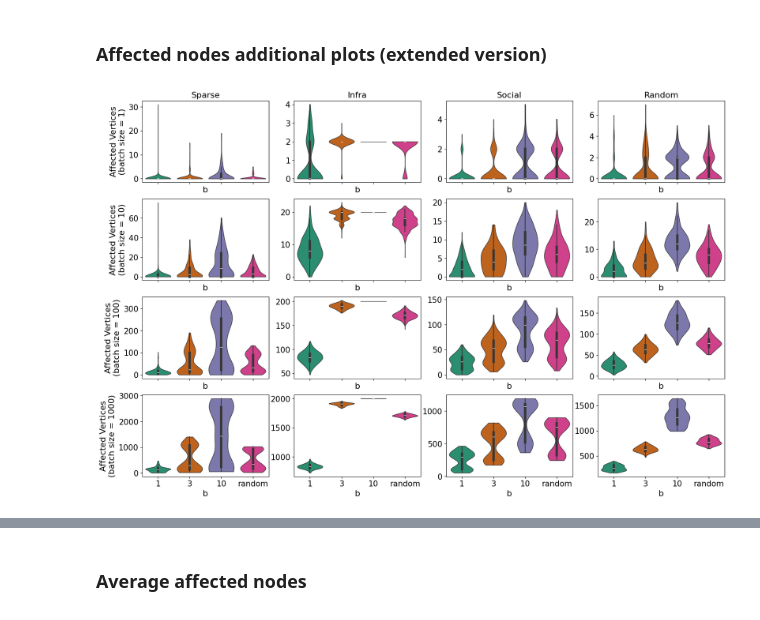
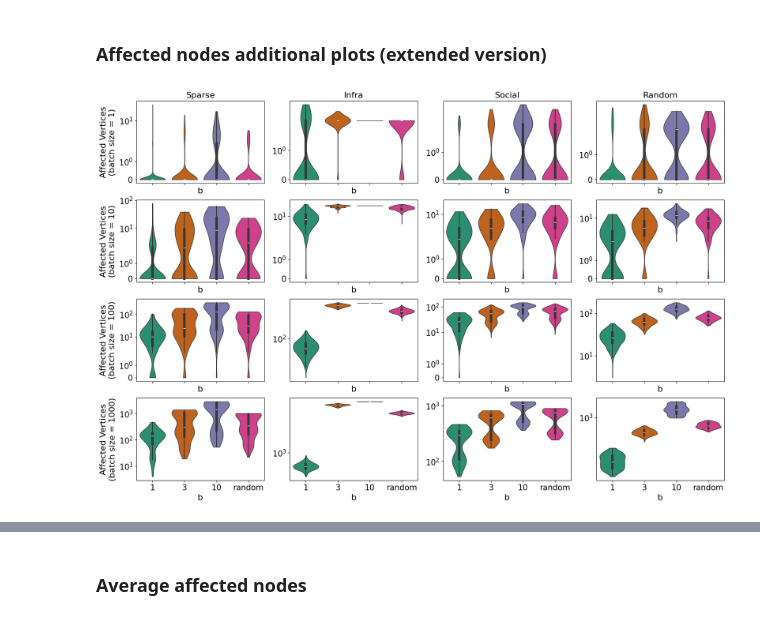
Before and after one commit to hu-macsy/cn-2024-dynamic-b-suitor-experiments, a Jupyter notebook: Evaluation.ipynb, the cells around one changed output, grey strips where cells are left out. Cells and saved outputs as stored; diff of their text form; code cells hidden in the pictures.

```diff
--- a/Evaluation.ipynb
+++ b/Evaluation.ipynb
@@ -159,30 +163,31 @@ plt.savefig('./plots/speedup_paper.pdf', format="pdf", bbox_inches='tight')
 [figure]
 # %% [markdown]
 ### Affected nodes additional plots (extended version)
-# %%
-fig, axs = plt.subplots(4, 4, figsize=(20, 13), sharex='all')
-
-cols = ['{}'.format(col) for col in ['Sparse', 'Infra', 'Social', 'Random']]
-rows = ['{}'.format(col) for col in ['Affected Vertices\n(batch size = 1)', 'Affected Vertices\n(batch size = 10)', 'Affected Vertices\n(batch size = 100)', 'Affected Vertices\n(batch size = 1000)']]
-
-for ax, col in zip(axs[0], cols):
-    ax.set_title(col, fontsize=TITLE_SIZE)
-
-axs[0,0].set_ylabel(rows[0], rotation=90, fontsize=LABEL_SIZE, labelpad=5)
-axs[1,0].set_ylabel(rows[1], rotation=90, fontsize=LABEL_SIZE, labelpad=5)
-axs[2,0].set_ylabel(rows[2], rotation=90, fontsize=LABEL_SIZE, labelpad=5)
-axs[3,0].set_ylabel(rows[3], rotation=90, fontsize=LABEL_SIZE, labelpad=5)
-
-for i in range(4):
-    for ax in axs[i,:]:
-        ax.set_xlabel('b', fontsize=LABEL_SIZE)
-
-#fig.suptitle("Edge Insertion", y=0.92, fontsize=15)
-
-df_affected.groupby('batch_size').apply(plotter, op = 'insert', column = 'affected_nodes')
-plt.savefig('./plots/affected_insertion_misc.pdf', format="pdf", bbox_inches='tight')
-# %% [output]
-[figure, removed]
+# %%
+fig, axs = plt.subplots(4, 4, figsize=(20, 13), sharex='all')
+
+cols = ['{}'.format(col) for col in ['Sparse', 'Infra', 'Social', 'Random']]
+rows = ['{}'.format(col) for col in ['Affected Vertices\n(batch size = 1)', 'Affected Vertices\n(batch size = 10)', 'Affected Vertices\n(batch size = 100)', 'Affected Vertices\n(batch size = 1000)']]
+
+for ax, col in zip(axs[0], cols):
+    ax.set_title(col, fontsize=TITLE_SIZE)
+
+axs[0,0].set_ylabel(rows[0], rotation=90, fontsize=LABEL_SIZE, labelpad=5)
+axs[1,0].set_ylabel(rows[1], rotation=90, fontsize=LABEL_SIZE, labelpad=5)
+axs[2,0].set_ylabel(rows[2], rotation=90, fontsize=LABEL_SIZE, labelpad=5)
+axs[3,0].set_ylabel(rows[3], rotation=90, fontsize=LABEL_SIZE, labelpad=5)
+
+for i in range(4):
+    for ax in axs[i,:]:
+        ax.set_xlabel('b', fontsize=LABEL_SIZE)
+        ax.set_yscale('symlog')
+
+#fig.suptitle("Edge Insertion", y=0.92, fontsize=15)
+
+df_affected.groupby('batch_size').apply(plotter, op = 'insert', column = 'affected_nodes', use_box=False)
+plt.savefig('./plots/affected_insertion_misc.pdf', format="pdf", bbox_inches='tight')
+# %% [output]
+[figure, added]
 # %%
 fig, axs = plt.subplots(4, 4, figsize=(20, 13), sharex='all')
 
```
Also changed, not shown: parts of 2 cells of this notebook, 2 other files.
